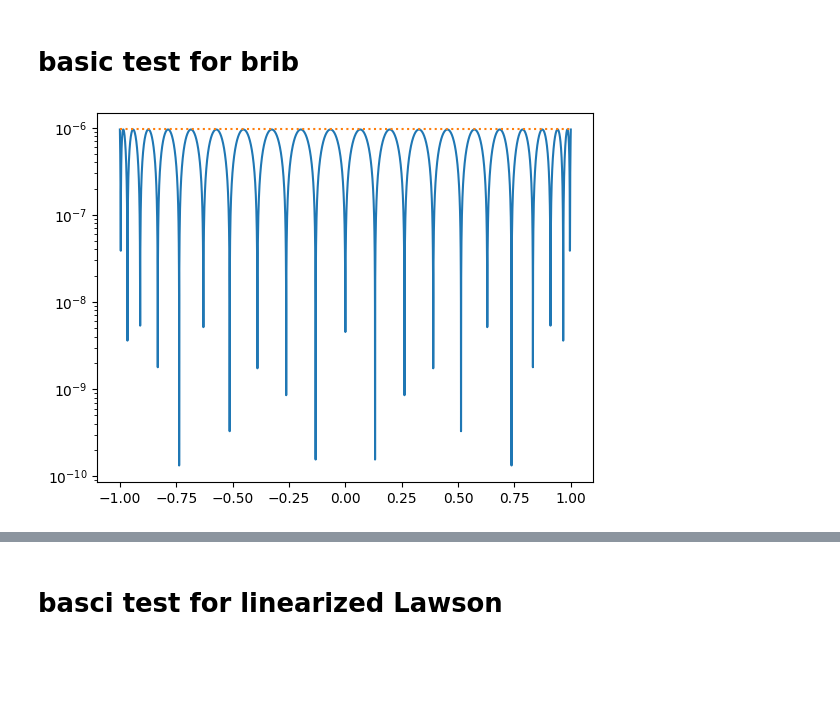
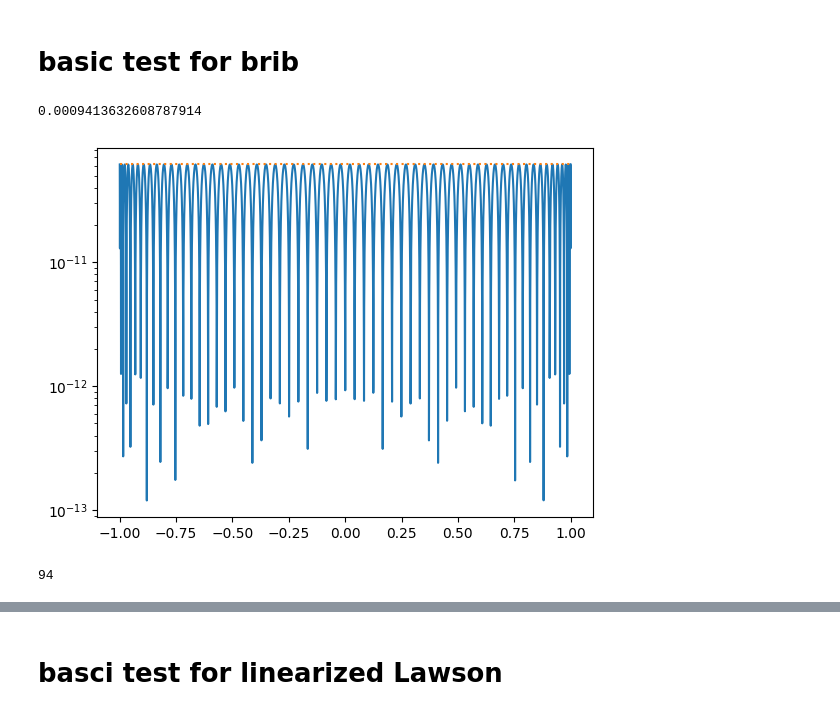
Before and after one commit to newbisi/rexpi, a Jupyter notebook: examples/ex0_basicruns.ipynb, the cells around one changed output, grey strips where cells are left out. Saved outputs shown, nothing was run; the diff lists cells and outputs as text; code cells hidden in the pictures; blank space fills up the shorter version.

```diff
--- a/examples/ex0_basicruns.ipynb
+++ b/examples/ex0_basicruns.ipynb
@@ -3,14 +3,38 @@
 # %%
 import numpy as np
 import matplotlib.pyplot as plt
 import rexpi
-n=10
-tol=1e-6
+import tikzplotlib
+
+n=30
+nodes_pos = None
+
+tolequi=1e-3
+tol=1e-10
 w = rexpi.buerrest_getw(n, tol)
-r, _, _ = rexpi.brib(w,n)
+
+r, _, allerr = rexpi.brib(w,n,tolequi=tolequi,nodes_pos=nodes_pos,maxiter=1200,step_factor = 0.02)
+
 xs = np.linspace(-1,1,5000)
 err = r(1j*xs)-np.exp(1j*w*xs)
-errmax = np.max(np.abs(err))
-plt.semilogy(xs,np.abs(err),[-1,1],[errmax,errmax],':');
+errmax = np.max(abs(err))
+plt.semilogy(xs,abs(err),[-1,1],[errmax,errmax],':');
+
+errors = [float(e[0]) for e in allerr]
+deviations = [float(e[1]) for e in allerr]
+
+print(deviations[-1])
+a0, aj, sj = r.getpartialfractioncoef()
+#print(aj,sj)
+
+#figname = "err6"
+#figscaling = 1.3
+#tikzheight, tikzwidth = figscaling*6, figscaling*8
+#tikzplotlib.save(figname+".tex", axis_height='{:.2f}cm'.format(tikzheight), axis_width = '{:.2f}cm'.format(tikzwidth))
 # %% [output]
+0.0009413632608787914
-[figure, old version]
+[figure, new version]
+# %%
+print(len(deviations))
+# %% [output]
+94
```
Also changed, not shown: parts of 6 cells of this notebook, 13 other files.
